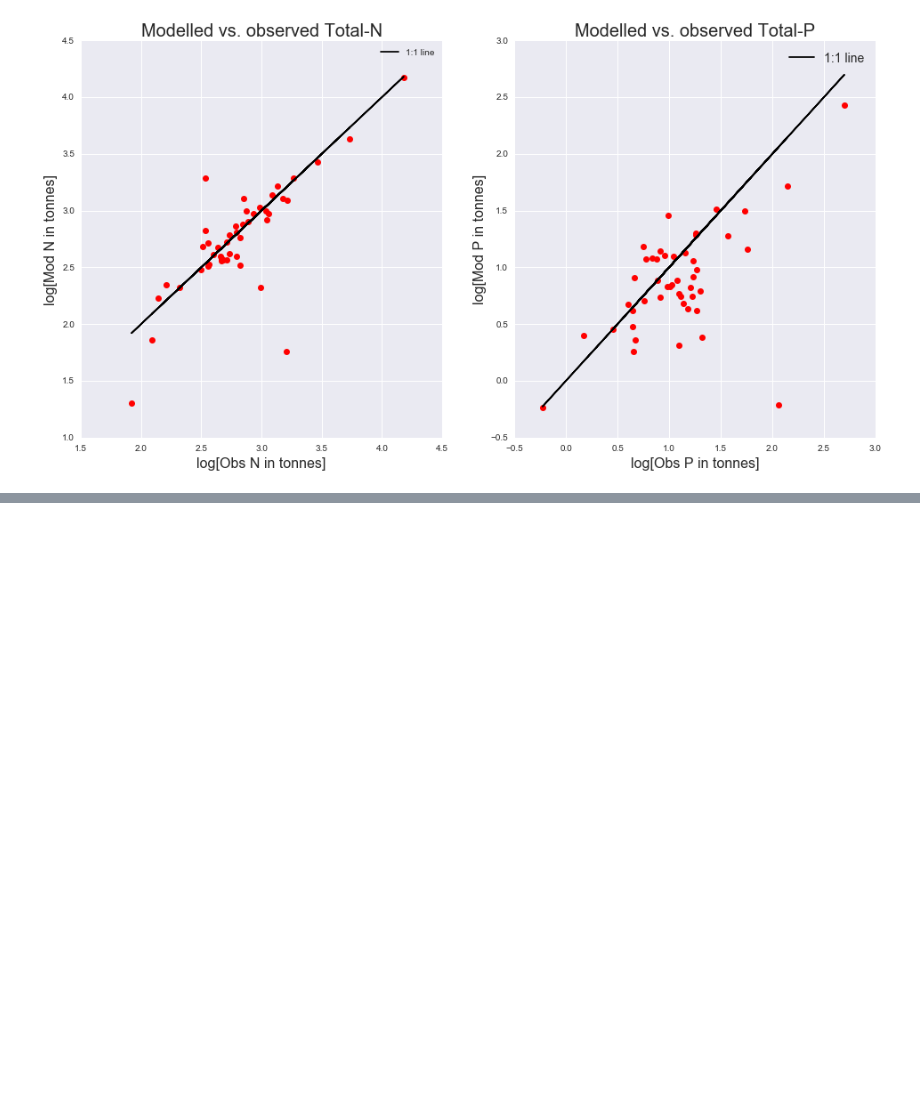
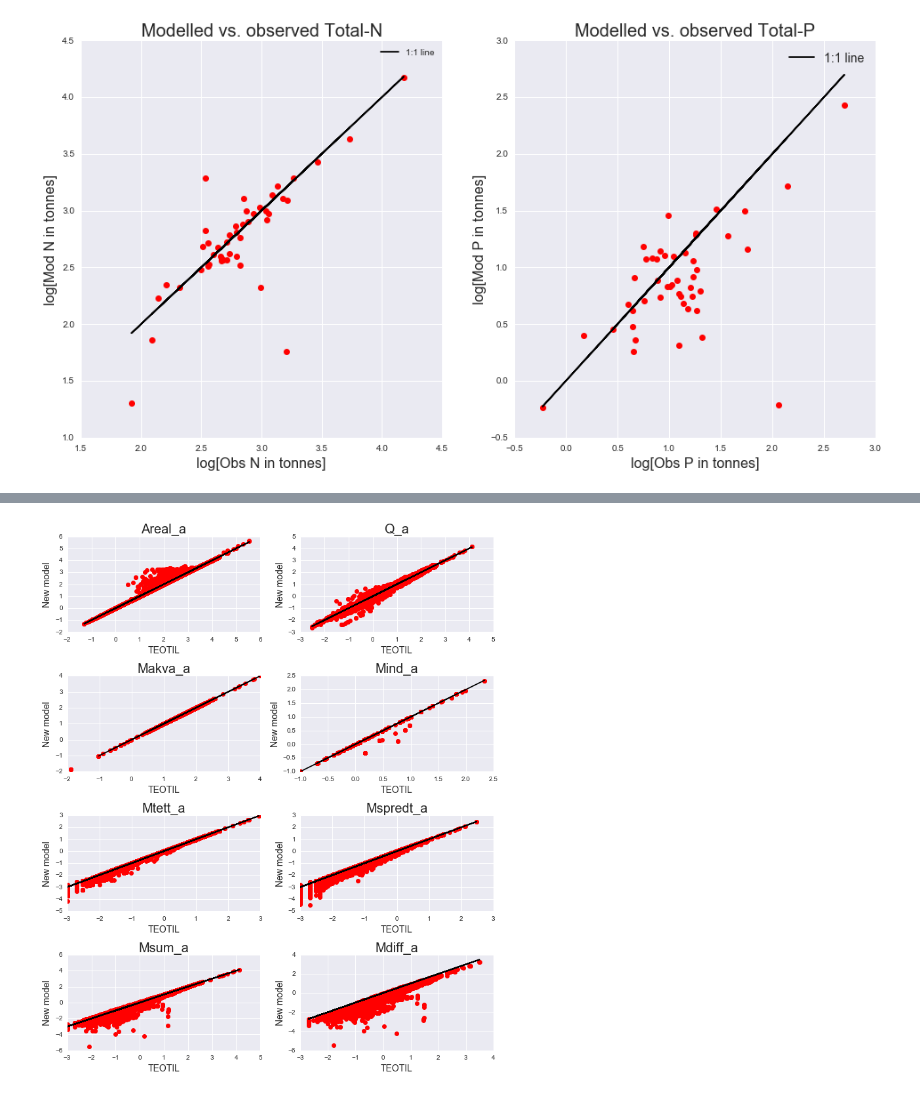
Before and after one commit to JamesSample/rid, a Jupyter notebook: notebooks/nope_model.ipynb, the cells around one changed output, grey strips where cells are left out. Saved outputs shown, nothing was run; the diff lists cells and outputs as text; code cells hidden in the pictures; blank space fills up the shorter version.

```diff
--- a/notebooks/nope_model.ipynb
+++ b/notebooks/nope_model.ipynb
@@ -212,0 +280,20 @@ Note that TEOTIL offers a number of features not yet implemented here, but if we
+# %%
+# Log transform
+del df['ID']
+df = np.log10(df)
+
+# Plot
+fig, axes = plt.subplots(nrows=4, ncols=2, figsize=(10, 12))
+axes = axes.flatten()
+
+for idx, col in enumerate(t_cols[1:]):
+    axes[idx].plot(df['%s_teotil' % col], df['%s_nope' % col], 'ro')
+    axes[idx].plot(df['%s_teotil' % col], df['%s_teotil' % col], 'k-')
+    axes[idx].set_title(col, fontsize=20)
+    axes[idx].set_xlabel('TEOTIL', fontsize=14)
+    axes[idx].set_ylabel('New model', fontsize=14)
+
+plt.tight_layout()
+plt.show()
+# %% [output]
+[figure, added]
```
Also changed, not shown: parts of 3 cells of this notebook.
